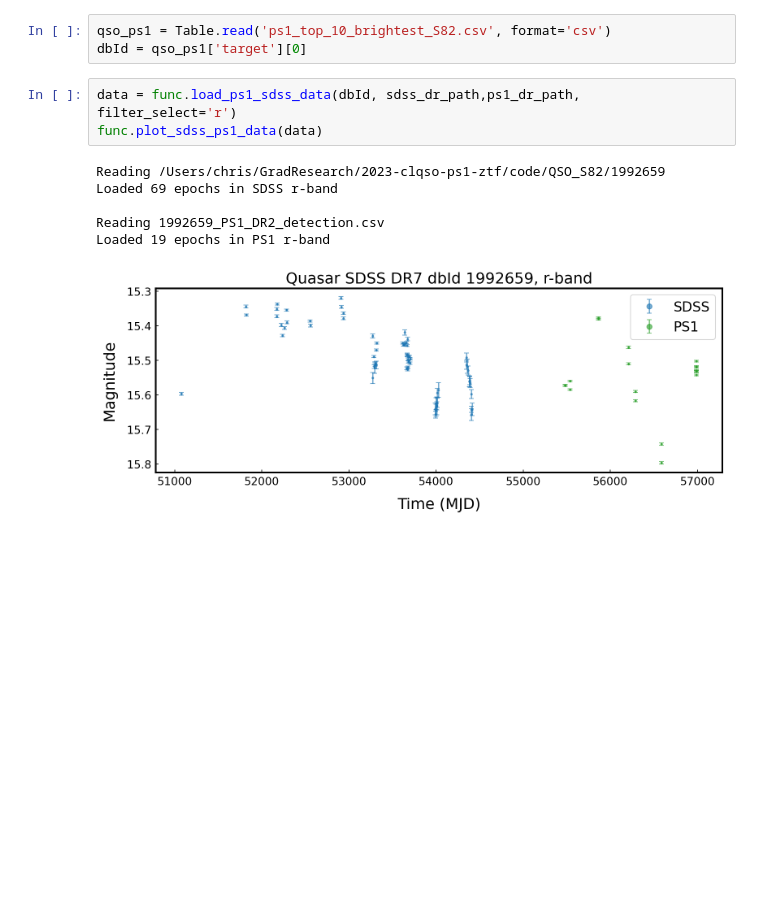
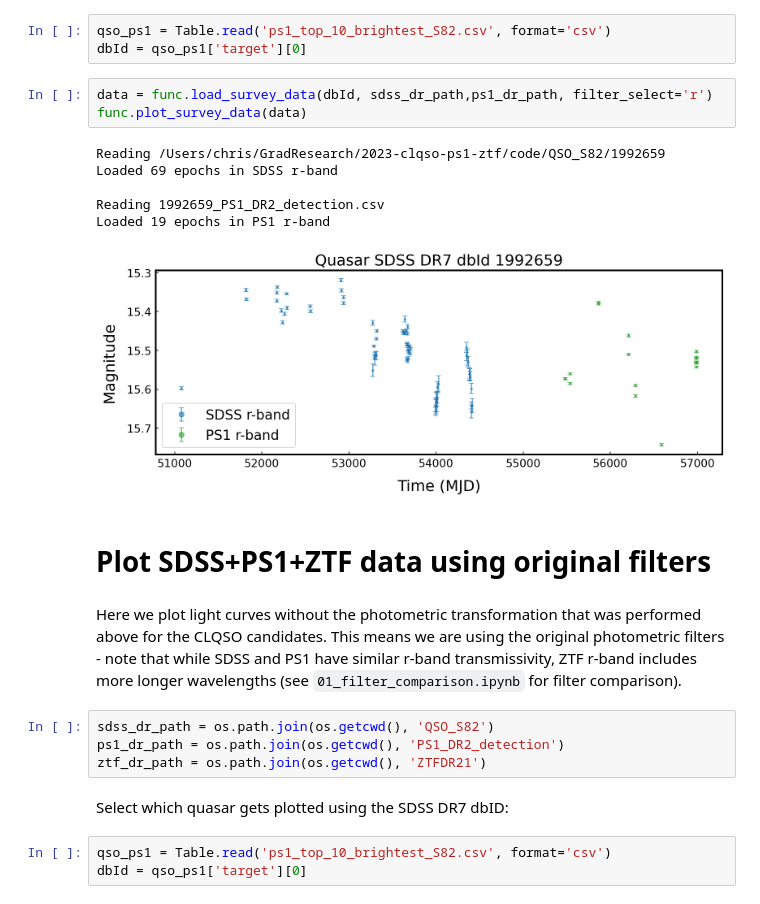
Before and after one commit to suberlak/2023-clqso-ps1-ztf, a Jupyter notebook: code/03_plot_lightcurves.ipynb, the cells around one changed output. Saved outputs shown, nothing was run; the diff lists cells and outputs as text; blank space fills up the shorter version.

Commit message:
add plotting of SDSS-PS1-ZTF data in the original filters

```diff
--- a/code/03_plot_lightcurves.ipynb
+++ b/code/03_plot_lightcurves.ipynb
@@ -90,12 +90,25 @@ We can select  which quasar gets plotted by the dbId.
 qso_ps1 = Table.read('ps1_top_10_brightest_S82.csv', format='csv')
 dbId = qso_ps1['target'][0]
 # %%
-data = func.load_ps1_sdss_data(dbId, sdss_dr_path,ps1_dr_path, filter_select='r')
-func.plot_sdss_ps1_data(data)
+data = func.load_survey_data(dbId, sdss_dr_path,ps1_dr_path, filter_select='r')
+func.plot_survey_data(data)
 # %% [output]
 Reading /Users/chris/GradResearch/2023-clqso-ps1-ztf/code/QSO_S82/1992659
 Loaded 69 epochs in SDSS r-band
 
 Reading 1992659_PS1_DR2_detection.csv
 Loaded 19 epochs in PS1 r-band
-[figure, old version]
+[figure, new version]
+# %% [markdown]
+# Plot SDSS+PS1+ZTF data using original filters
+# %% [markdown]
+Here we plot light curves without the photometric transformation that was performed above for the CLQSO candidates. This means we are using the original photometric filters - note that while SDSS and PS1 have similar r-band transmissivity, ZTF r-band includes more longer wavelengths (see `01_filter_comparison.ipynb` for filter comparison).
+# %%
+sdss_dr_path = os.path.join(os.getcwd(), 'QSO_S82')
+ps1_dr_path = os.path.join(os.getcwd(), 'PS1_DR2_detection')
+ztf_dr_path = os.path.join(os.getcwd(), 'ZTFDR21')
+# %% [markdown]
+Select which quasar gets plotted using the SDSS DR7 dbID:
+# %%
+qso_ps1 = Table.read('ps1_top_10_brightest_S82.csv', format='csv')
+dbId = qso_ps1['target'][0]
```
Also changed, not shown: parts of 1 cell of this notebook.
